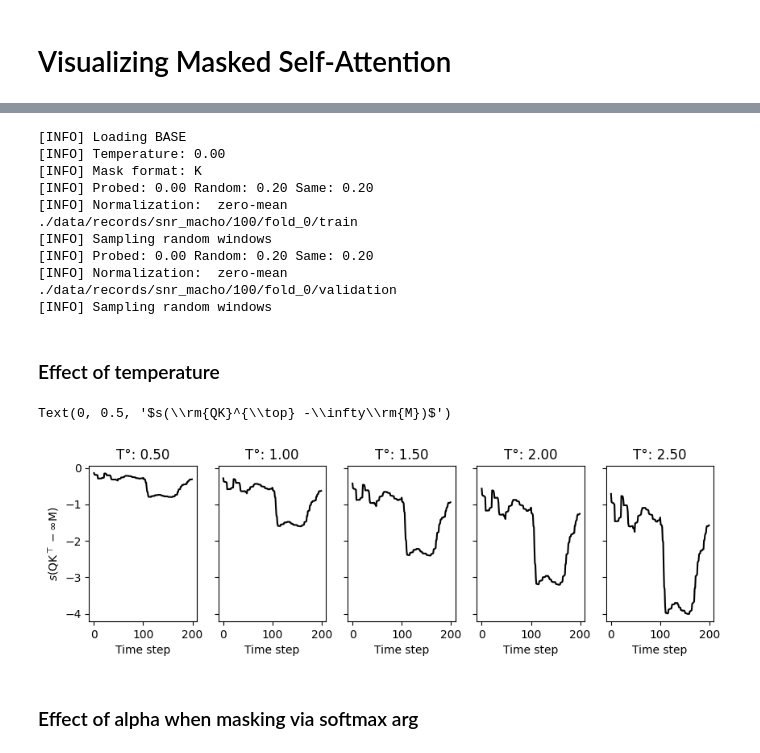
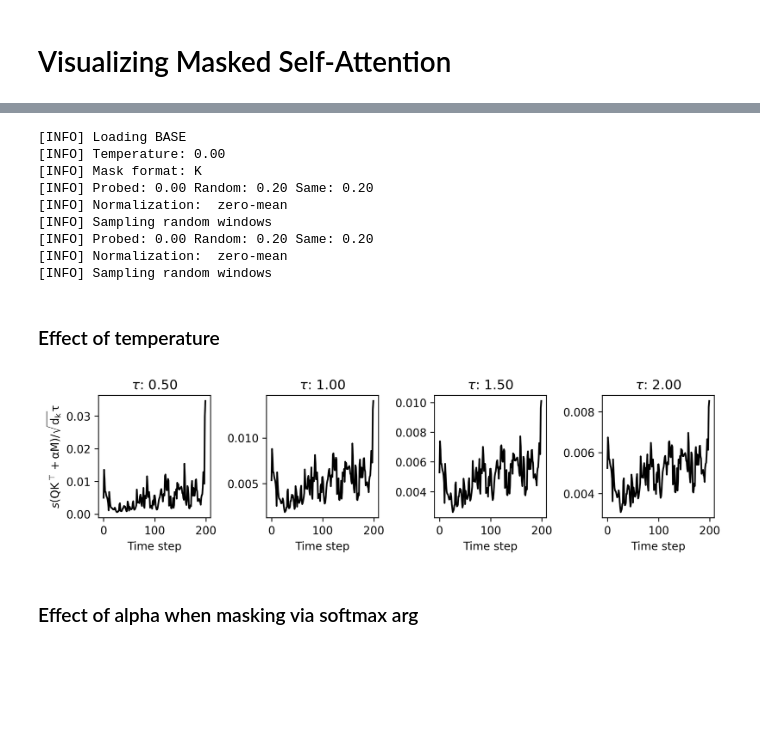
Before and after one commit to cridonoso/astromer, a Jupyter notebook: presentation/notebooks/MaskedSelfAttention.ipynb, the cells around one changed output, grey strips where cells are left out. Saved outputs shown, nothing was run; the diff lists cells and outputs as text; code cells hidden in the pictures; blank space fills up the shorter version.

```diff
--- a/presentation/notebooks/MaskedSelfAttention.ipynb
+++ b/presentation/notebooks/MaskedSelfAttention.ipynb
@@ -28,5 +25,5 @@ To enable the following instructions: AVX2 FMA, in other operations, rebuild Ten
 # %%
-model_path = './presentation/results/macho_100/2024-07-18_18-21-35/pretraining/'
+model_path = './presentation/results/macho/2024-08-06_10-14-05/pretraining/'
 astromer, config = load_pt_model(model_path)
 
 loaders = build_loader('./data/records/snr_macho/100/fold_0/',
@@ -40,11 +37,9 @@ loaders = build_loader('./data/records/snr_macho/100/fold_0/',
 [INFO] Mask format: K
 [INFO] Probed: 0.00 Random: 0.20 Same: 0.20
 [INFO] Normalization:  zero-mean
-./data/records/snr_macho/100/fold_0/train
 [INFO] Sampling random windows
 [INFO] Probed: 0.00 Random: 0.20 Same: 0.20
 [INFO] Normalization:  zero-mean
-./data/records/snr_macho/100/fold_0/validation
 [INFO] Sampling random windows
 # %%
 encoder = astromer.get_layer('encoder')
@@ -74,17 +69,17 @@ for batch, _ in loaders['train'].take(1):
 ### Effect of temperature
 # %%
 w = []
-temps = np.linspace(0.5, 2.5, 5)
+temps = np.arange(0.5, 2.1, 0.5)
 for t in temps:
     scaled_attention, attention_weights, qk_values = scaled_dot_product_attention(Q,
                                                                                   K,
                                                                                   V,
-                                                                                  mask=mask,
+                                                                                  mask=tf.zeros_like(mask),
                                                                                   m_alpha=-1e9,
                                                                                   mask_format='K',
                                                                                   temperature=t)
 
-    w.append(qk_values)
+    w.append(attention_weights)
 # %%
 master = w[-1][0, 0, :, 0]
 
@@ -93,18 +88,18 @@ for ww in w:
     master = ww[0, 0, 10, :]
     attention_vectors.append(master)
 # %%
-fig, axes = plt.subplots(1, 5, figsize=(10,2.5), sharey=True, dpi=100)
+fig, axes = plt.subplots(1, 4, figsize=(10,2.), sharey=False, dpi=300, gridspec_kw={'wspace':0.5})
 
 for index, av in enumerate(attention_vectors):
     axes[index].plot(av, color='k')
-    axes[index].set_title('T°: {:.2f}'.format(temps[index]))
+    axes[index].set_title(r'$\tau$: {:.2f}'.format(temps[index]))
     axes[index].set_xlabel('Time step')
     # axes[index].set_yscale('log')
 
-axes[0].set_ylabel(r'$s(\rm{QK}^{\top} -\infty\rm{M})$')
+axes[0].set_ylabel(r'$s(\rm{QK}^{\top} +\alpha\rm{M})/\sqrt{d_k}\tau$')
+fig.savefig('./presentation/figures/temperature.pdf', format='pdf', bbox_inches='tight')
 # %% [output]
-Text(0, 0.5, '$s(\\rm{QK}^{\\top} -\\infty\\rm{M})$')
-[figure, old version]
+[figure, new version]
 # %% [markdown]
 ### Effect of alpha when masking via softmax arg
 # %%
```
Also changed, not shown: parts of 1 cell of this notebook, 14 other files.
